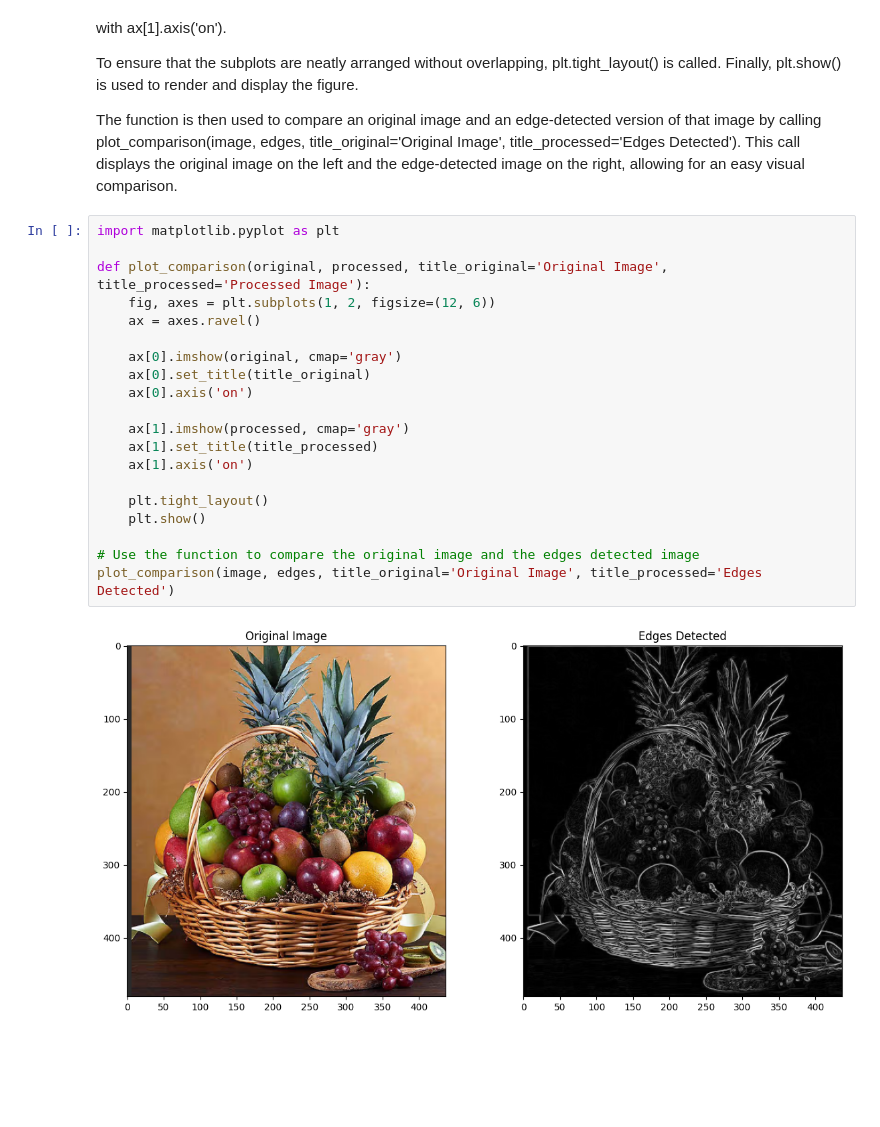
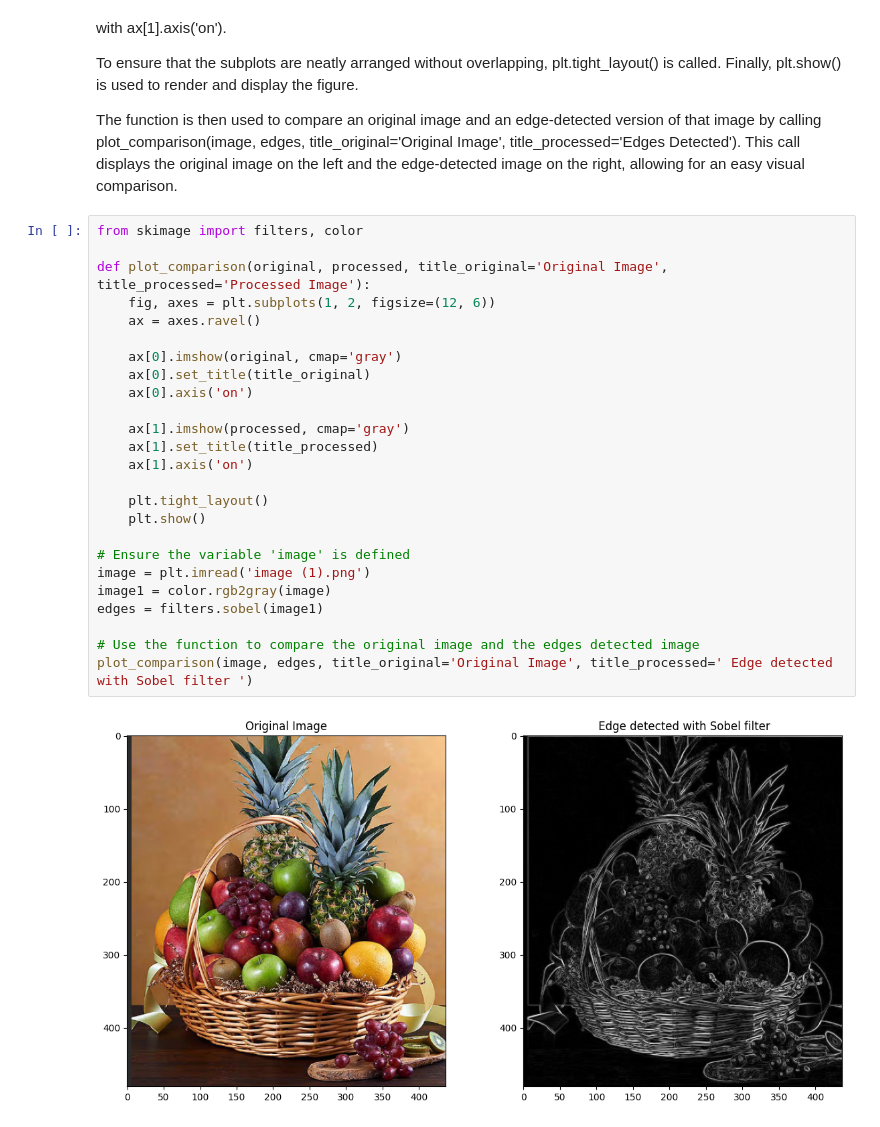
Before and after one commit to SupravoCoder/Image-pre-processing-with-Supravo, a Jupyter notebook: imagepreprocessing.ipynb, the cells around one changed output. Saved outputs shown, nothing was run; the diff lists cells and outputs as text; blank space fills up the shorter version.

```diff
--- a/imagepreprocessing.ipynb
+++ b/imagepreprocessing.ipynb
@@ -297,24 +297,29 @@ To ensure that the subplots are neatly arranged without overlapping, plt.tight_l
 
 The function is then used to compare an original image and an edge-detected version of that image by calling plot_comparison(image, edges, title_original='Original Image', title_processed='Edges Detected'). This call displays the original image on the left and the edge-detected image on the right, allowing for an easy visual comparison.
 # %%
-import matplotlib.pyplot as plt
+from skimage import filters, color
 
 def plot_comparison(original, processed, title_original='Original Image', title_processed='Processed Image'):
     fig, axes = plt.subplots(1, 2, figsize=(12, 6))
     ax = axes.ravel()
 
     ax[0].imshow(original, cmap='gray')
     ax[0].set_title(title_original)
     ax[0].axis('on')
 
     ax[1].imshow(processed, cmap='gray')
     ax[1].set_title(title_processed)
     ax[1].axis('on')
 
     plt.tight_layout()
     plt.show()
 
+# Ensure the variable 'image' is defined
+image = plt.imread('image (1).png')
+image1 = color.rgb2gray(image)
+edges = filters.sobel(image1)
+
 # Use the function to compare the original image and the edges detected image
-plot_comparison(image, edges, title_original='Original Image', title_processed='Edges Detected')
+plot_comparison(image, edges, title_original='Original Image', title_processed=' Edge detected with Sobel filter ')
 # %% [output]
-[figure, old version]
+[figure, new version]
```
